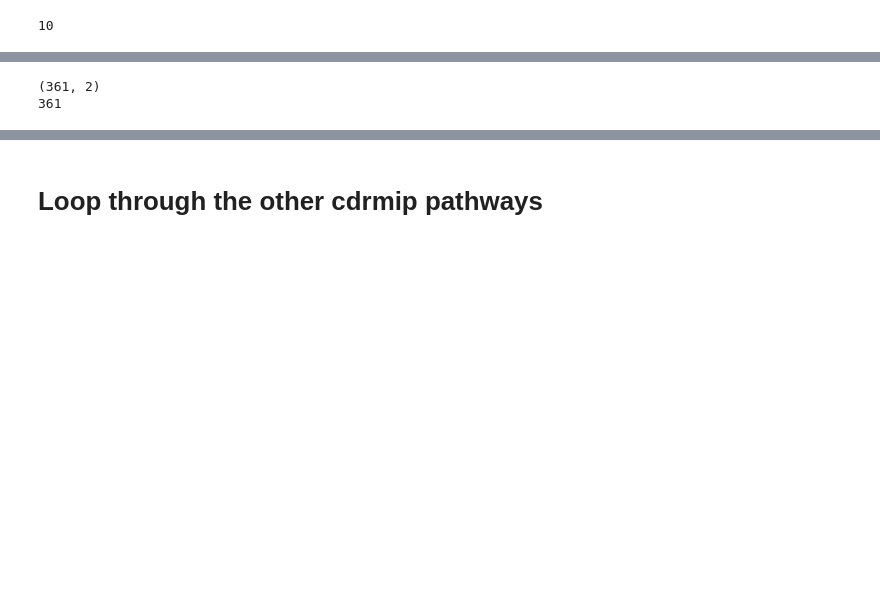
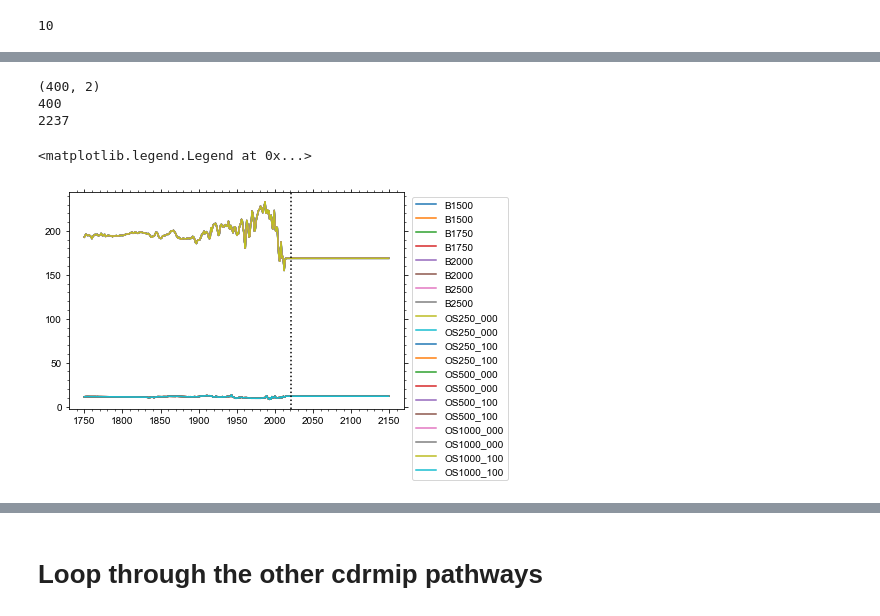
Before and after one commit to camillamathison/FaIR-Spice, a Jupyter notebook: notebooks/run-fair-ar6-cdrmip.ipynb, the cells around one changed output, grey strips where cells are left out. Cells and saved outputs as stored; diff of their text form; code cells hidden in the pictures; blank space fills up the shorter version.

```diff
--- a/notebooks/run-fair-ar6-cdrmip.ipynb
+++ b/notebooks/run-fair-ar6-cdrmip.ipynb
@@ -289,7 +396,7 @@ pl.legend(bbox_to_anchor=(1.01, 1), loc='upper left')
 results_out = {}
 # %%
 updated_config = []
-for i, cfg in enumerate(config_list):
+for i, cfg in enumerate(extended_data):
     updated_config.append({})
     for key, value in cfg.items():
         if isinstance(value, list):
@@ -326,11 +433,20 @@ print (updated_config[i]['emissions'])
   1.05087730e+02 4.27574490e+03]]
-# %%
-#print(updated_config[i]['natural'])
-print (updated_config[i]['natural'].shape)
-print (len(updated_config[i]['natural']))
-# %% [output]
-(361, 2)
-361
+# %%
+#print(updated_config[i]['natural'])
+print (updated_config[i]['natural'].shape)
+#print (updated_config[i]['natural'])
+print (len(updated_config[i]['natural']))
+print (len(updated_config))
+for scenario in scenarios:
+    pl.plot(np.arange(1750, 2150), updated_config[i]['natural'], label=scenario)
+pl.axvline(2021, ls=':', color='k')
+pl.legend(bbox_to_anchor=(1.01, 1), loc='upper left')
+# %% [output]
+(400, 2)
+400
+2237
+<matplotlib.legend.Legend at 0x...>
+[figure, added]
 # %%
 def run_fair(args):
     thisC, thisF, thisT, _, thisOHU, _, thisAF = fair.forward.fair_scm(**args)
```
Also changed, not shown: parts of 28 cells of this notebook.
